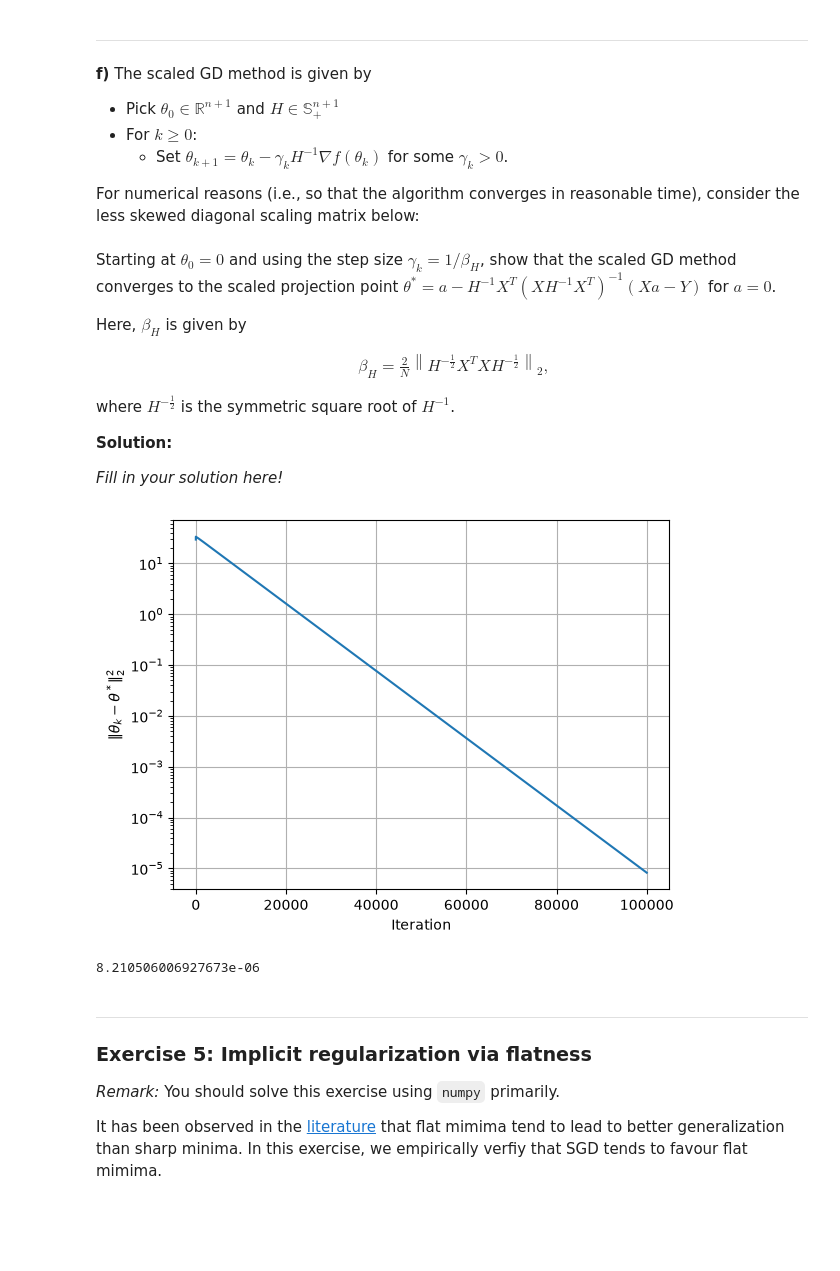
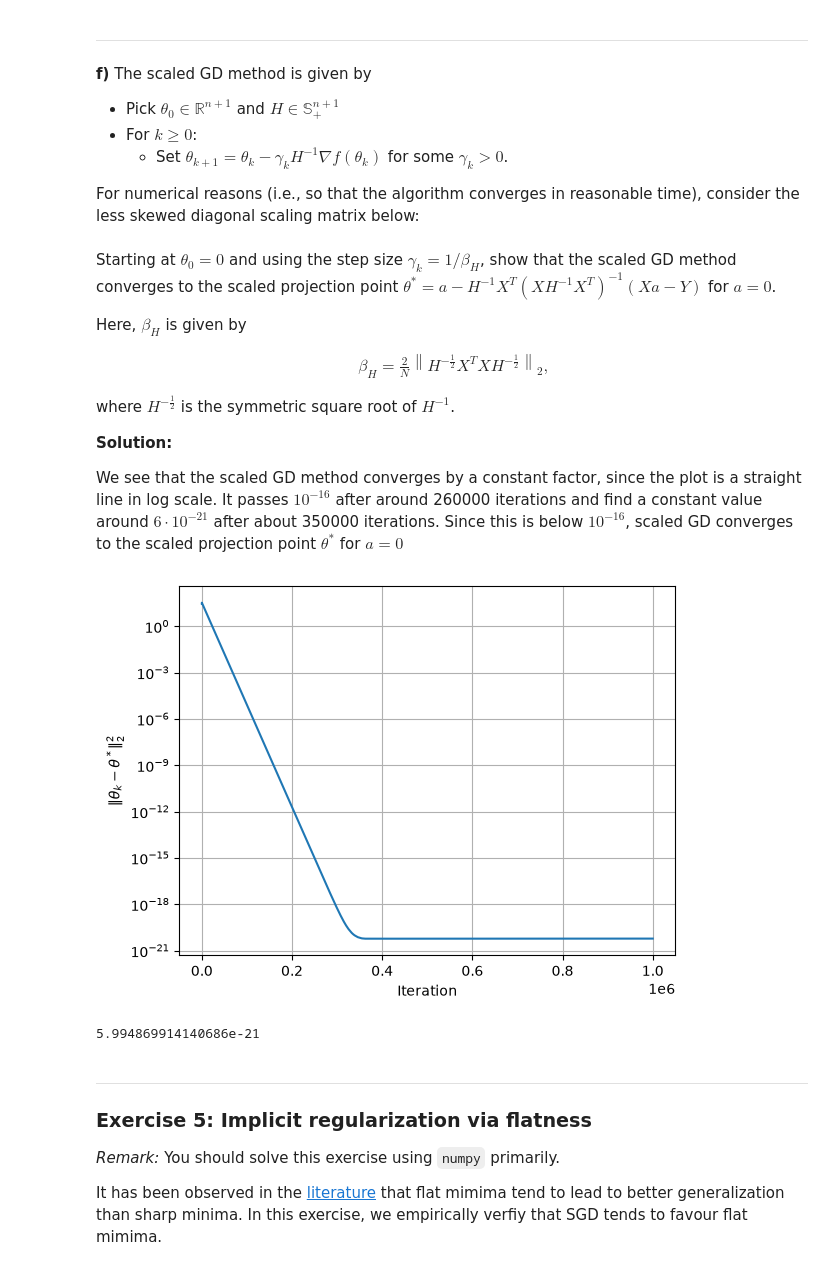
Before and after one commit to Armenius/FRTN50, a Jupyter notebook: assignment2/handin2.ipynb, the cells around one changed output. Drawn from its saved outputs; the diff is of its cells as text; code cells hidden in the pictures; blank space fills up the shorter version.

```diff
--- a/assignment2/handin2.ipynb
+++ b/assignment2/handin2.ipynb
@@ -1670,43 +1668,43 @@ where $H^{-\frac{1}{2}}$ is the symmetric square root of $H^{-1}$.
 
 __Solution:__
 
-_Fill in your solution here!_
+We see that the scaled GD method converges by a constant factor, since the plot is a straight line in log scale. It passes $10^{-16}$ after around 260000 iterations and find a constant value around $6 \cdot 10^{-21}$ after about 350000 iterations. Since this is below $10^{-16}$, scaled GD converges to the scaled projection point $\theta^*$ for $a = 0$
 # %%
 # Write your code here
 theta = np.zeros(n+1)
 thetalist = []
 thetalist.append(theta)
 
 a = np.zeros(n+1)
 
 theta_star = a - H_inv @ X.T @ np.linalg.solve(
     X @ H_inv @ X.T, X @ a - ys
 )
 
 beta_H = (2/N) * np.linalg.norm(
     np.sqrt(H_inv) @ X.T @ X @ np.sqrt(H_inv), 2
 )
 
 
 gamma_k = 1 / beta_H
 
 
-for k in range(100000):
+for k in range(int(1e6)):
     theta = theta - gamma_k * (H_inv @ gradf(theta, N, X, ys))
     thetalist.append(theta)
 
 distances = [np.linalg.norm(t - theta_star)**2 for t in thetalist]
 
 plt.semilogy(distances)
 plt.xlabel("Iteration")
 plt.ylabel(r"$\|\theta_k - \theta^*\|_2^2$")
 plt.grid()
 plt.show()
 
 print(distances[-1])
 # %% [output]
-[figure, old version]
+[figure, new version]
-8.210506006927673e-06
+5.994869914140686e-21
 # %% [markdown]
 ---
 ### Exercise 5: Implicit regularization via flatness
```
Also changed, not shown: parts of 33 cells of this notebook, 1 other file.
